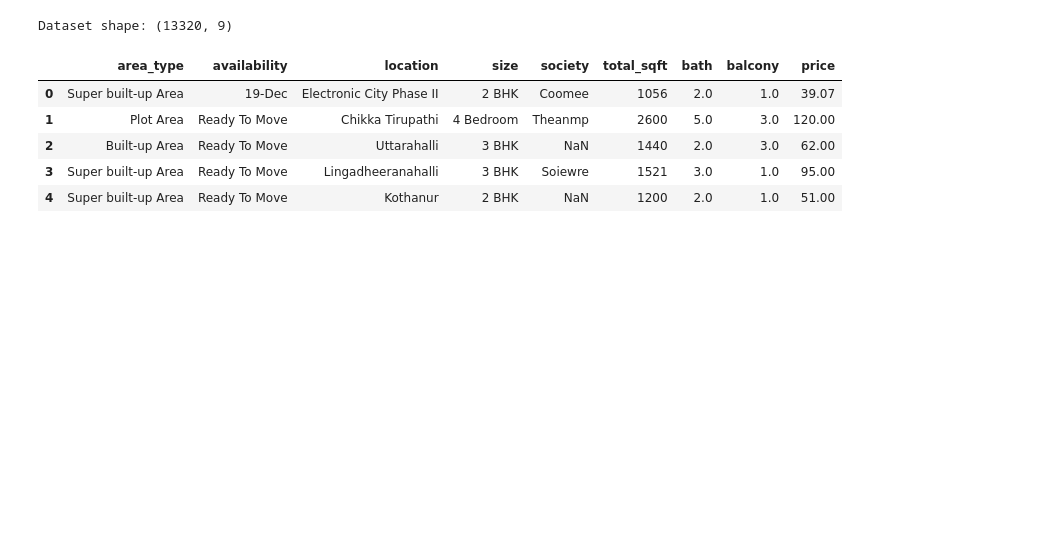
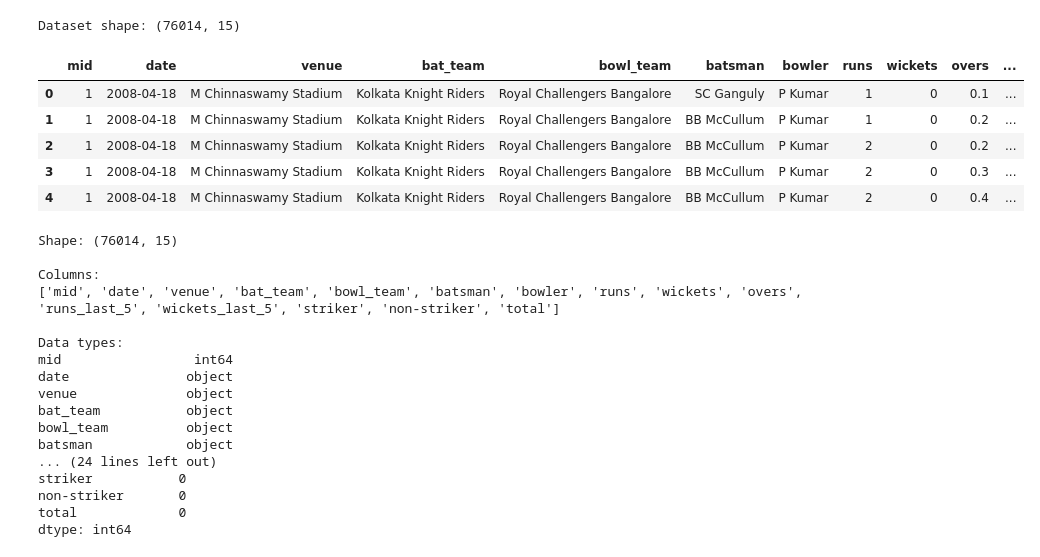
Before and after one commit to Vaishnavi090807/ML-Capstone-Project, a Jupyter notebook: notebooks/classification.ipynb, the cells around one changed output. Saved outputs shown, nothing was run; the diff lists cells and outputs as text; code cells hidden in the pictures; blank space fills up the shorter version.

```diff
--- a/notebooks/classification.ipynb
+++ b/notebooks/classification.ipynb
@@ -1,23 +1,52 @@
 # %%
 import pandas as pd
 import numpy as np
 import matplotlib.pyplot as plt
 import seaborn as sns
 
 from sklearn.model_selection import train_test_split
 from sklearn.preprocessing import LabelEncoder, StandardScaler
 from sklearn.metrics import accuracy_score, f1_score, confusion_matrix
+
+df = pd.read_csv('../data/ipl.csv')
+
+print("Dataset shape:", df.shape)
+df.head()
+# %% [output]
+Dataset shape: (76014, 15)
+|  | mid | date | venue | bat_team | bowl_team | batsman | bowler | runs | wickets | overs | ... |
+| 0 | 1 | 2008-04-18 | M Chinnaswamy Stadium | Kolkata Knight Riders | Royal Challengers Bangalore | SC Ganguly | P Kumar | 1 | 0 | 0.1 | ... |
+| 1 | 1 | 2008-04-18 | M Chinnaswamy Stadium | Kolkata Knight Riders | Royal Challengers Bangalore | BB McCullum | P Kumar | 1 | 0 | 0.2 | ... |
+| 2 | 1 | 2008-04-18 | M Chinnaswamy Stadium | Kolkata Knight Riders | Royal Challengers Bangalore | BB McCullum | P Kumar | 2 | 0 | 0.2 | ... |
+| 3 | 1 | 2008-04-18 | M Chinnaswamy Stadium | Kolkata Knight Riders | Royal Challengers Bangalore | BB McCullum | P Kumar | 2 | 0 | 0.3 | ... |
+| 4 | 1 | 2008-04-18 | M Chinnaswamy Stadium | Kolkata Knight Riders | Royal Challengers Bangalore | BB McCullum | P Kumar | 2 | 0 | 0.4 | ... |
 # %%
-df = pd.read_csv('../data/Bengaluru_House_Data.csv')
+print("Shape:", df.shape)
 
-print("Dataset shape:", df.shape)
-df.head()
+print("\nColumns:")
+print(df.columns.tolist())
+
+print("\nData types:")
+print(df.dtypes)
+
+print("\nMissing values:")
+print(df.isnull().sum())
 # %% [output]
-Dataset shape: (13320, 9)
+Shape: (76014, 15)
+
+Columns:
+['mid', 'date', 'venue', 'bat_team', 'bowl_team', 'batsman', 'bowler', 'runs', 'wickets', 'overs', 'runs_last_5', 'wickets_last_5', 'striker', 'non-striker', 'total']
+
+Data types:
+mid                 int64
+date               object
+venue              object
+bat_team           object
+bowl_team          object
+batsman            object
+... (24 lines left out)
+striker           0
+non-striker       0
+total             0
+dtype: int64
-|  | area_type | availability | location | size | society | total_sqft | bath | balcony | price |
-| 0 | Super built-up Area | 19-Dec | Electronic City Phase II | 2 BHK | Coomee | 1056 | 2.0 | 1.0 | 39.07 |
-| 1 | Plot Area | Ready To Move | Chikka Tirupathi | 4 Bedroom | Theanmp | 2600 | 5.0 | 3.0 | 120.00 |
-| 2 | Built-up Area | Ready To Move | Uttarahalli | 3 BHK | NaN | 1440 | 2.0 | 3.0 | 62.00 |
-| 3 | Super built-up Area | Ready To Move | Lingadheeranahalli | 3 BHK | Soiewre | 1521 | 3.0 | 1.0 | 95.00 |
-| 4 | Super built-up Area | Ready To Move | Kothanur | 2 BHK | NaN | 1200 | 2.0 | 1.0 | 51.00 |
 # %%
```
Also changed, not shown: parts of 23 cells of this notebook, 2 other files.
